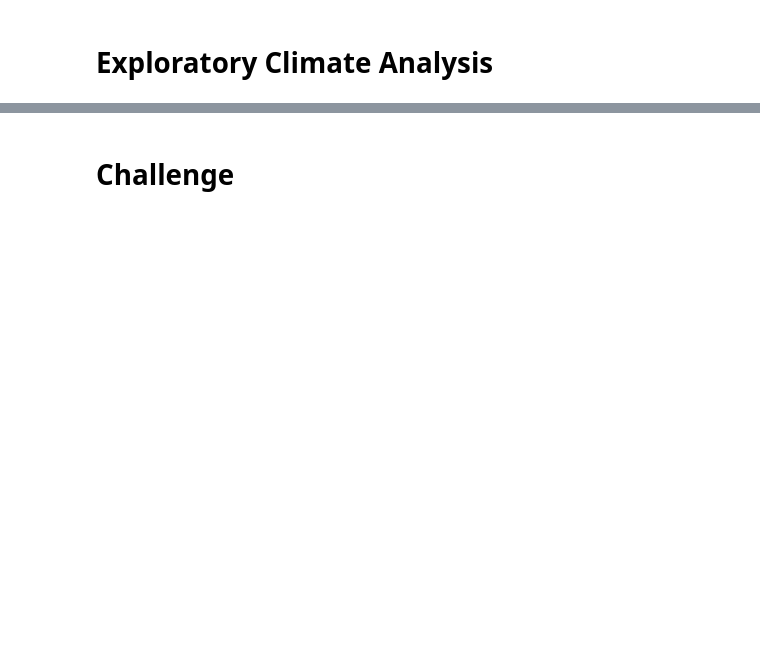
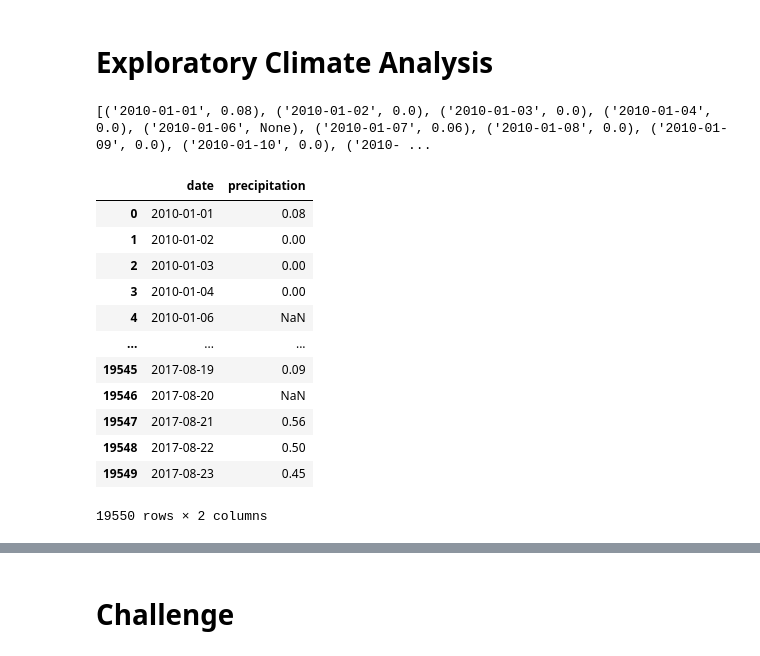
Before and after one commit to wesa112004/Surfs_Up, a Jupyter notebook: climate_analysis.ipynb, the cells around one changed output, grey strips where cells are left out. Saved outputs shown, nothing was run; the diff lists cells and outputs as text; code cells hidden in the pictures; blank space fills up the shorter version.

```diff
--- a/climate_analysis.ipynb
+++ b/climate_analysis.ipynb
@@ -34,13 +40,29 @@ Base.prepare(engine, reflect=True)
 # %%
 # Design a query to retrieve the last 12 months of precipitation data and plot the results.
 #Starting from the last data point in the database.
-
+prev_year = dt.date(2017, 8, 23) - dt.timedelta(days=365)
 # Calculate the date one year from the last date in data set.
-
+results = []
 # Perform a query to retrieve the data and precipitation scores
-
-# Save the query results as a Pandas DataFrame and set the index to the date column
-
-# Sort the dataframe by date
-
-# Use Pandas Plotting with Matplotlib to plot the data
+results = session.query(Measurement.date, Measurement.prcp)
+print(results.all())
+# %% [output]
+[('2010-01-01', 0.08), ('2010-01-02', 0.0), ('2010-01-03', 0.0), ('2010-01-04', 0.0), ('2010-01-06', None), ('2010-01-07', 0.06), ('2010-01-08', 0.0), ('2010-01-09', 0.0), ('2010-01-10', 0.0), ('2010- ...
+# %%
+# Save the query results as a Pandas DataFrame and set the index to the date column
+df = pd.DataFrame(results, columns=['date','precipitation'])
+df
+# %% [output]
+|  | date | precipitation |
+| 0 | 2010-01-01 | 0.08 |
+| 1 | 2010-01-02 | 0.00 |
+| 2 | 2010-01-03 | 0.00 |
+| 3 | 2010-01-04 | 0.00 |
+| 4 | 2010-01-06 | NaN |
+| ... | ... | ... |
+| 19545 | 2017-08-19 | 0.09 |
+| 19546 | 2017-08-20 | NaN |
+| 19547 | 2017-08-21 | 0.56 |
+| 19548 | 2017-08-22 | 0.50 |
+| 19549 | 2017-08-23 | 0.45 |
+19550 rows × 2 columns
```
Also changed, not shown: parts of 7 cells of this notebook.
